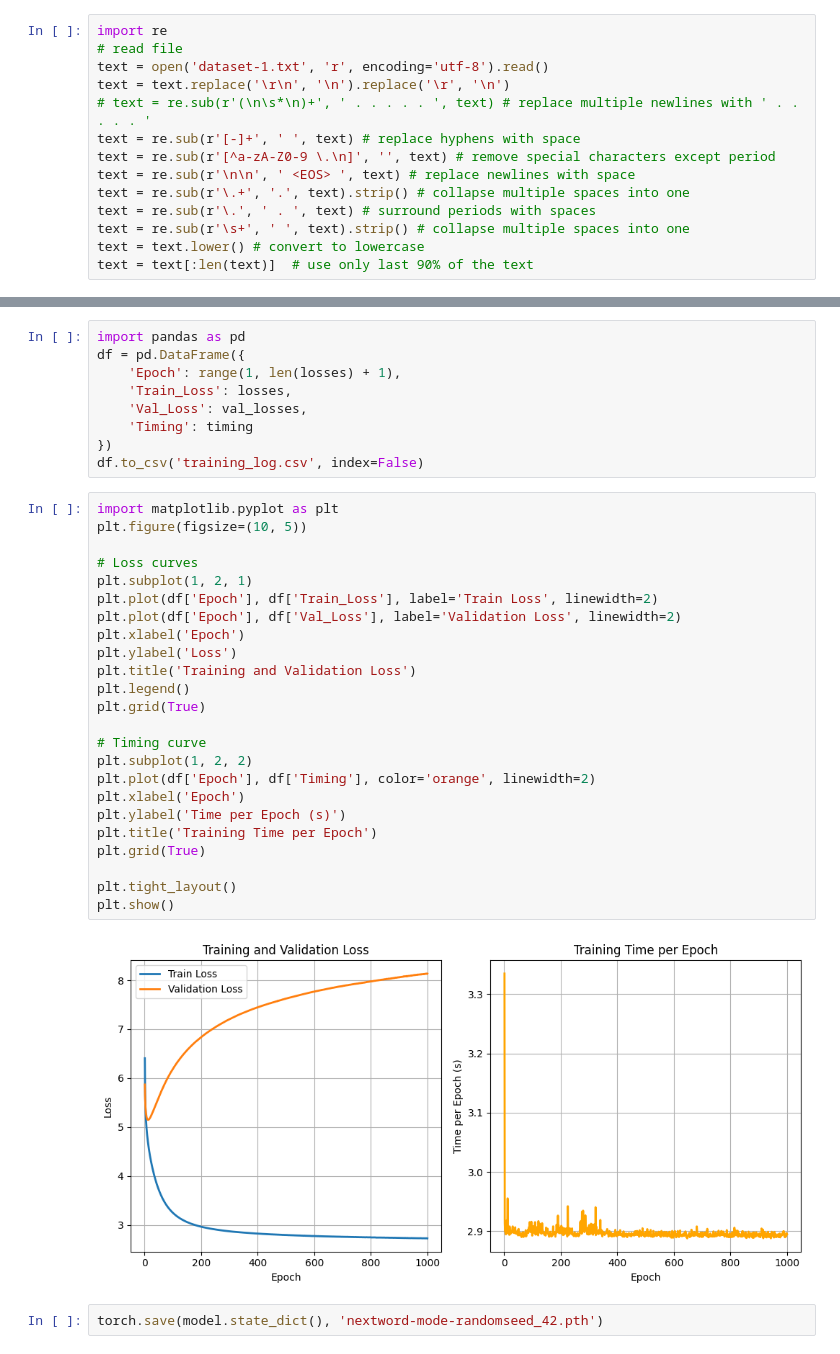
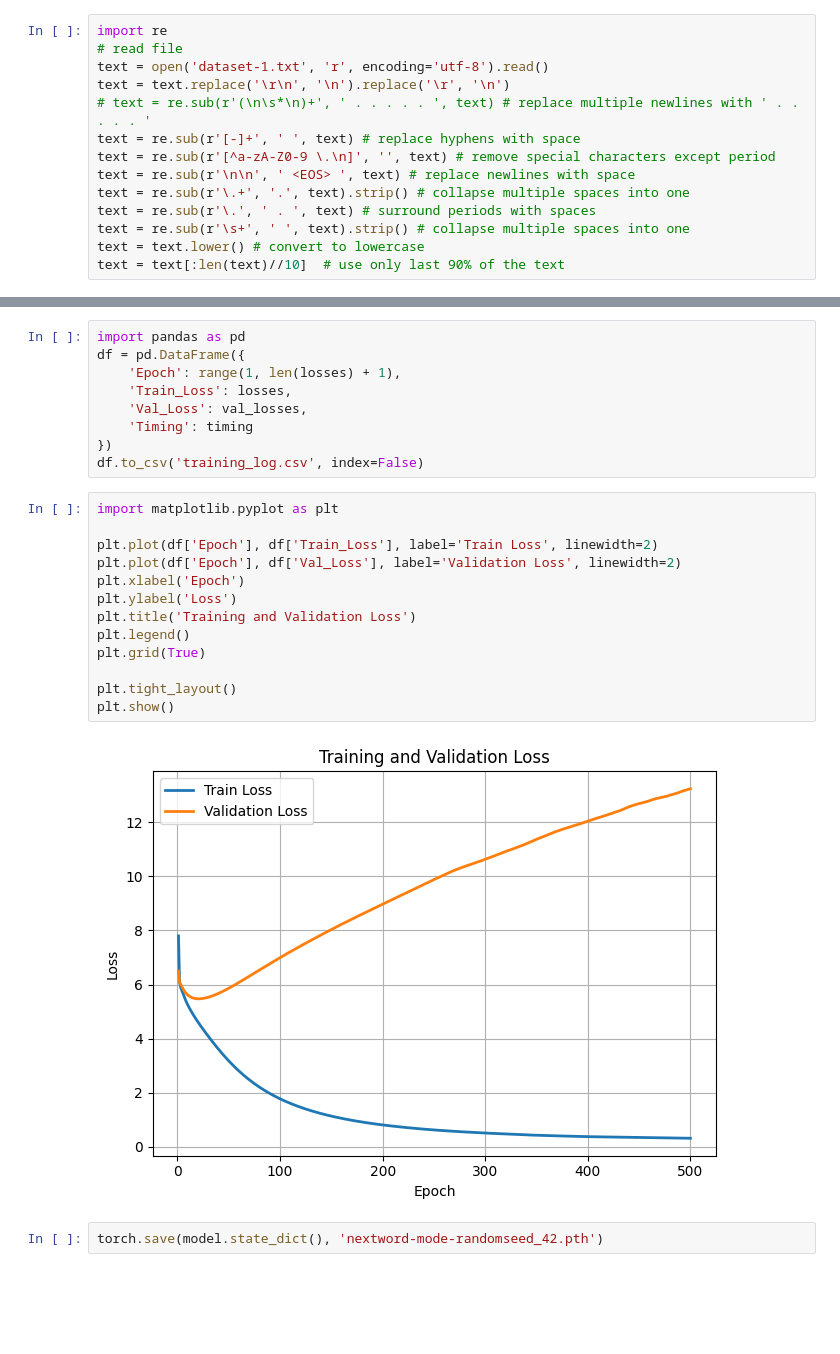
Before and after one commit to RishankSoni/es335-assignment-3, a Jupyter notebook: Taks-1 _randomseed_42.ipynb, the cells around one changed output, grey strips where cells are left out. Cells and saved outputs as stored; diff of their text form; blank space fills up the shorter version.

```diff
--- a/Taks-1 _randomseed_42.ipynb
+++ b/Taks-1 _randomseed_42.ipynb
@@ -16,4 +16,4 @@ text = re.sub(r'\.+', '.', text).strip() # collapse multiple spaces into one
 text = re.sub(r'\.', ' . ', text) # surround periods with spaces
 text = re.sub(r'\s+', ' ', text).strip() # collapse multiple spaces into one
 text = text.lower() # convert to lowercase
-text = text[:len(text)]  # use only last 90% of the text
+text = text[:len(text)//10]  # use only last 90% of the text
@@ -352,29 +369,18 @@ df = pd.DataFrame({
 df.to_csv('training_log.csv', index=False)
 # %%
 import matplotlib.pyplot as plt
-plt.figure(figsize=(10, 5))
 
-# Loss curves
-plt.subplot(1, 2, 1)
 plt.plot(df['Epoch'], df['Train_Loss'], label='Train Loss', linewidth=2)
 plt.plot(df['Epoch'], df['Val_Loss'], label='Validation Loss', linewidth=2)
 plt.xlabel('Epoch')
 plt.ylabel('Loss')
 plt.title('Training and Validation Loss')
 plt.legend()
 plt.grid(True)
 
-# Timing curve
-plt.subplot(1, 2, 2)
-plt.plot(df['Epoch'], df['Timing'], color='orange', linewidth=2)
-plt.xlabel('Epoch')
-plt.ylabel('Time per Epoch (s)')
-plt.title('Training Time per Epoch')
-plt.grid(True)
-
 plt.tight_layout()
 plt.show()
 # %% [output]
-[figure, old version]
+[figure, new version]
 # %%
 torch.save(model.state_dict(), 'nextword-mode-randomseed_42.pth')
```
Also changed, not shown: parts of 13 cells of this notebook.
